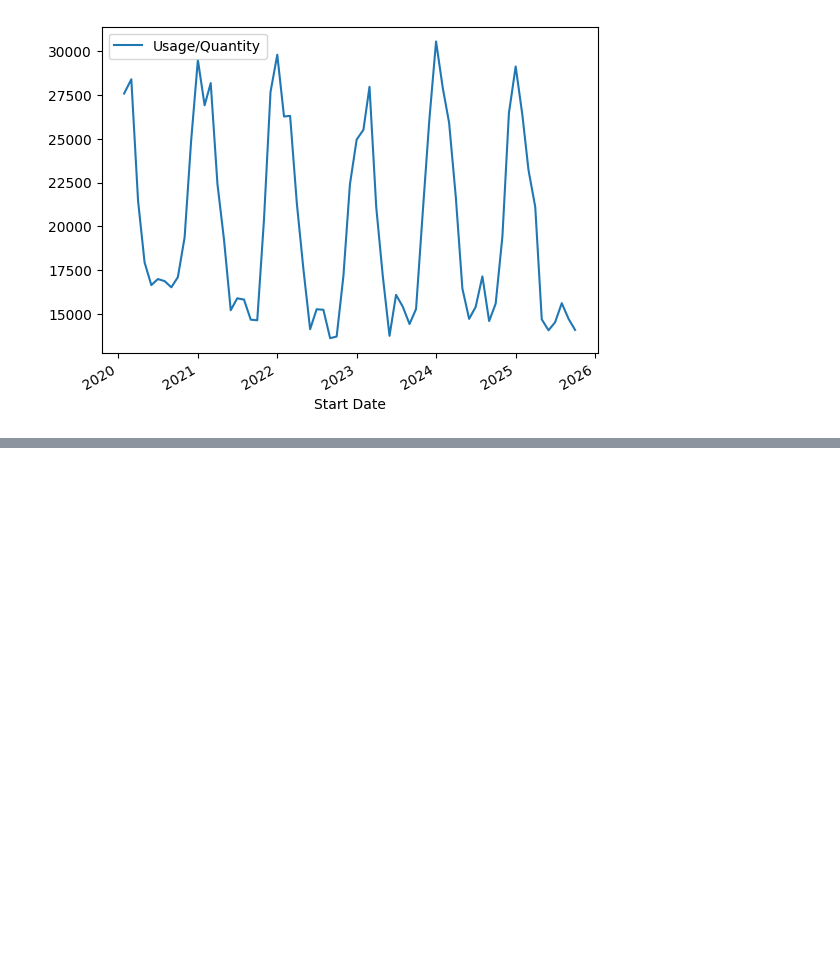
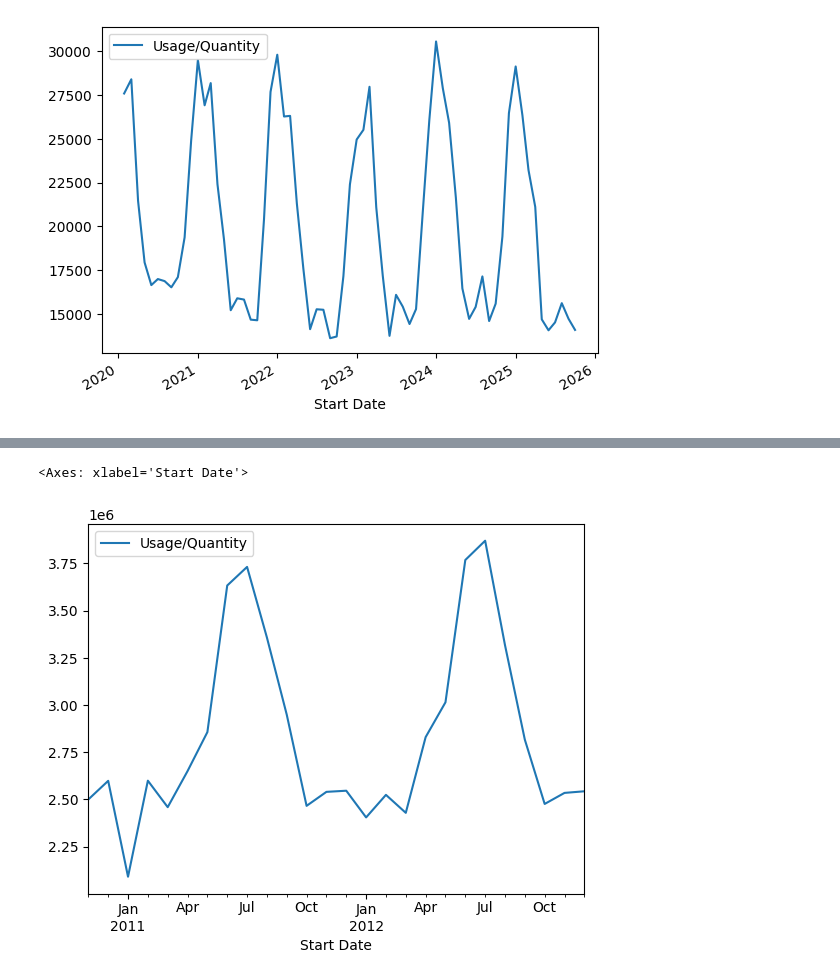
Before and after one commit to saeed-saffari/CPHSC, a Jupyter notebook: O-LCA/Halifax_Infirmary_Complex_meters.ipynb, the cells around one changed output, grey strips where cells are left out. Drawn from its saved outputs; the diff is of its cells as text; code cells hidden in the pictures; blank space fills up the shorter version.

```diff
--- a/O-LCA/Halifax_Infirmary_Complex_meters.ipynb
+++ b/O-LCA/Halifax_Infirmary_Complex_meters.ipynb
@@ -185,0 +291,5 @@ Natural_Gas[Natural_Gas.Year>=2020].plot(x='Start Date',y='Usage/Quantity')
+# %%
+Electric[Electric.Year<2013].plot(x='Start Date',y='Usage/Quantity')
+# %% [output]
+<Axes: xlabel='Start Date'>
+[figure, added]
```
Also changed, not shown: parts of 8 cells of this notebook.
